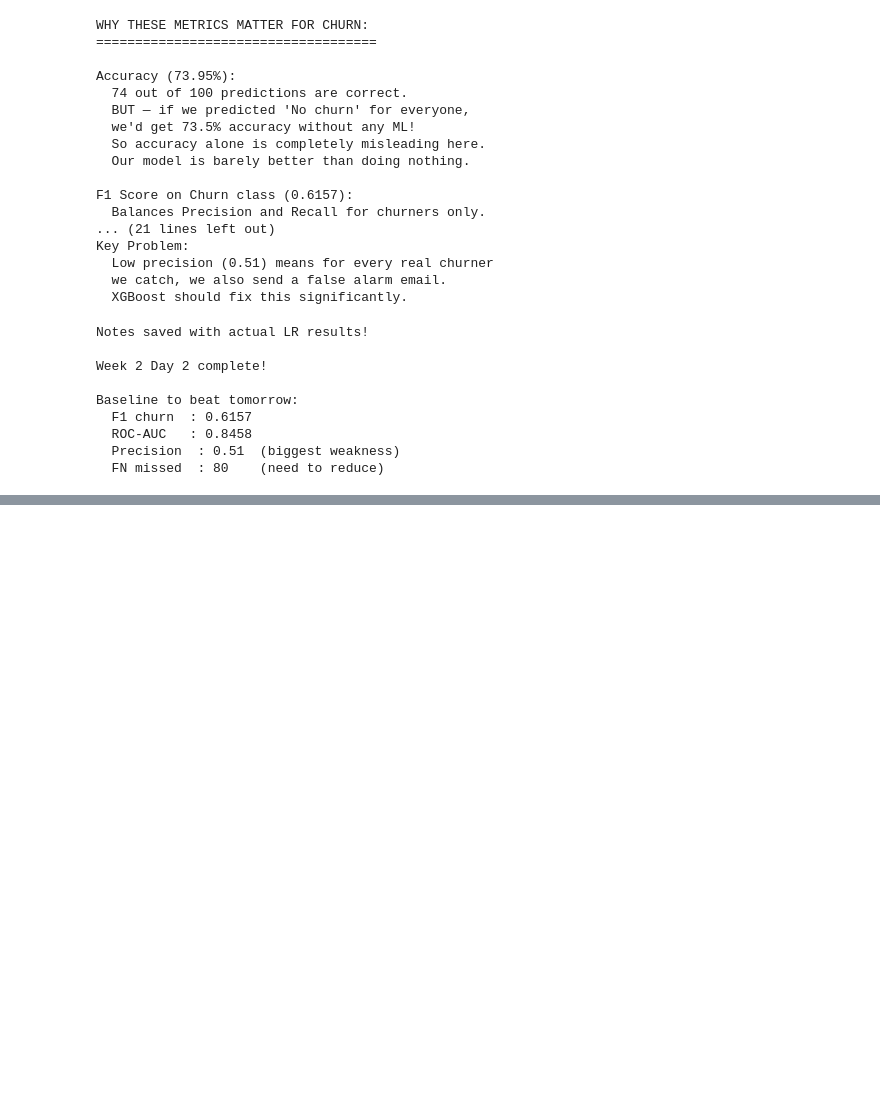
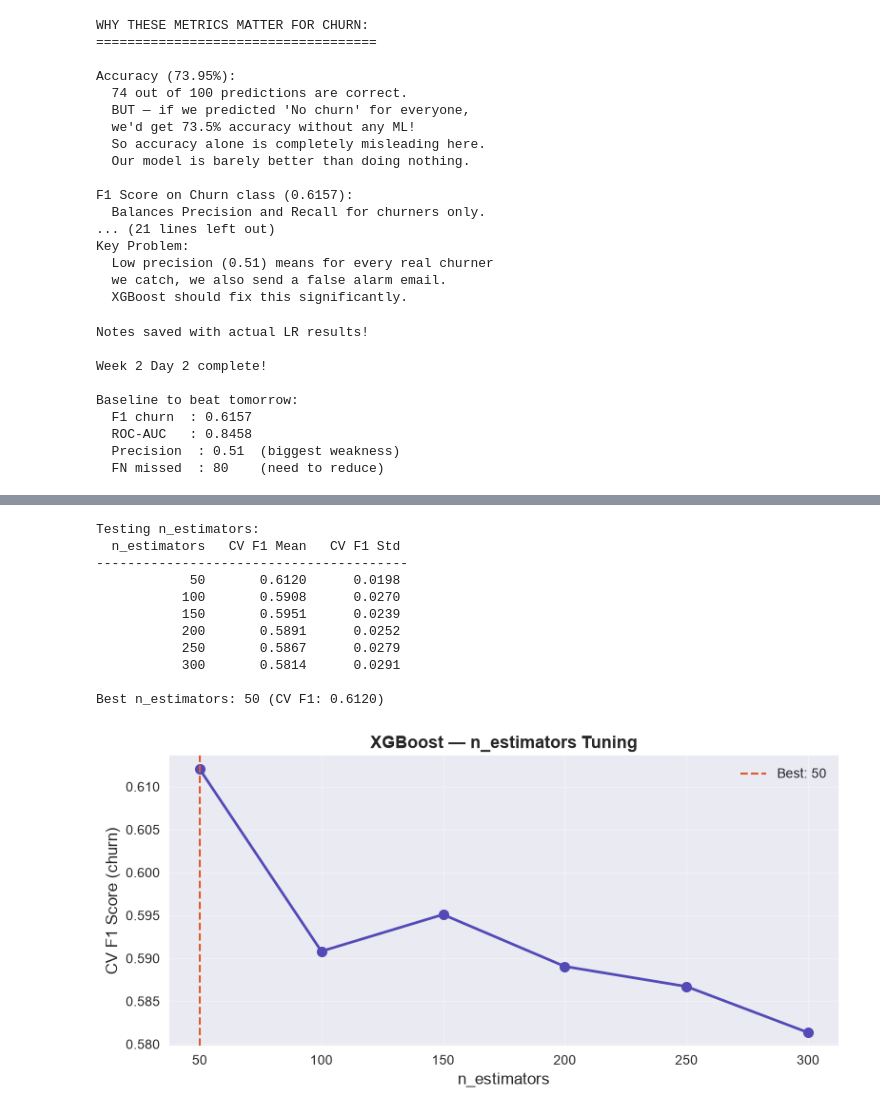
Before and after one commit to Kasak02/churn-predictor, a Jupyter notebook: 05_model_training.ipynb, the cells around one changed output, grey strips where cells are left out. Cells and saved outputs as stored; diff of their text form; code cells hidden in the pictures; blank space fills up the shorter version.

```diff
--- a/05_model_training.ipynb
+++ b/05_model_training.ipynb
@@ -676,0 +768,58 @@ Baseline to beat tomorrow:
+# %%
+#  find best n_estimators
+# n_estimators = how many trees XGBoost builds
+# More trees = better learning but risk of overfitting
+
+from sklearn.model_selection import cross_val_score
+
+n_estimator_range = [50, 100, 150, 200, 250, 300]
+f1_scores = []
+
+print("Testing n_estimators:")
+print(f"{'n_estimators':>14} {'CV F1 Mean':>12} {'CV F1 Std':>11}")
+print("-" * 40)
+
+for n in n_estimator_range:
+    model = XGBClassifier(
+        n_estimators     = n,
+        scale_pos_weight = scale,
+        random_state     = 42,
+        eval_metric      = 'logloss',
+        verbosity        = 0
+    )
+    # 5-fold cross validation on training data
+    cv_scores = cross_val_score(model, X_train_proc, y_train,
+                                 cv=5, scoring='f1')
+    f1_scores.append(cv_scores.mean())
+    print(f"{n:>14} {cv_scores.mean():>12.4f} {cv_scores.std():>11.4f}")
+
+best_n = n_estimator_range[np.argmax(f1_scores)]
+print(f"\nBest n_estimators: {best_n} (CV F1: {max(f1_scores):.4f})")
+
+# Plot
+fig, ax = plt.subplots(figsize=(8, 4))
+ax.plot(n_estimator_range, f1_scores, 'o-',
+        color='#534AB7', linewidth=2, markersize=8)
+ax.axvline(x=best_n, color='#E05A2B', linestyle='--',
+           linewidth=1.5, label=f'Best: {best_n}')
+ax.set_xlabel('n_estimators', fontsize=12)
+ax.set_ylabel('CV F1 Score (churn)', fontsize=12)
+ax.set_title('XGBoost — n_estimators Tuning', fontweight='bold', fontsize=13)
+ax.legend()
+ax.grid(True, alpha=0.3)
+plt.tight_layout()
+plt.savefig('reports/xgb_n_estimators_tuning.png', dpi=150, bbox_inches='tight')
+plt.show()
+# %% [output]
+Testing n_estimators:
+  n_estimators   CV F1 Mean   CV F1 Std
+----------------------------------------
+            50       0.6120      0.0198
+           100       0.5908      0.0270
+           150       0.5951      0.0239
+           200       0.5891      0.0252
+           250       0.5867      0.0279
+           300       0.5814      0.0291
+
+Best n_estimators: 50 (CV F1: 0.6120)
+[figure, added]
```
Also changed, not shown: parts of 2 cells of this notebook, 8 other files.
